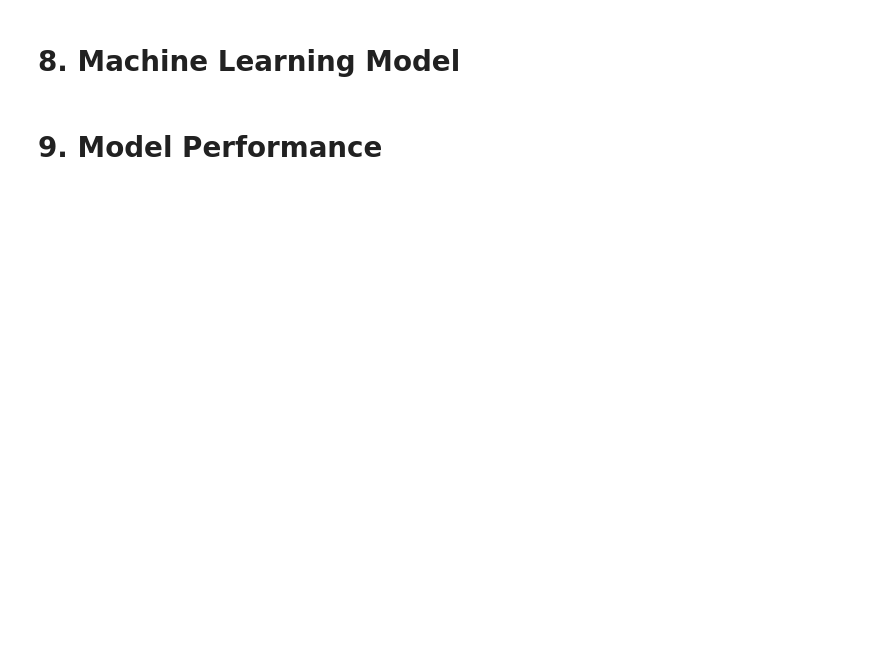
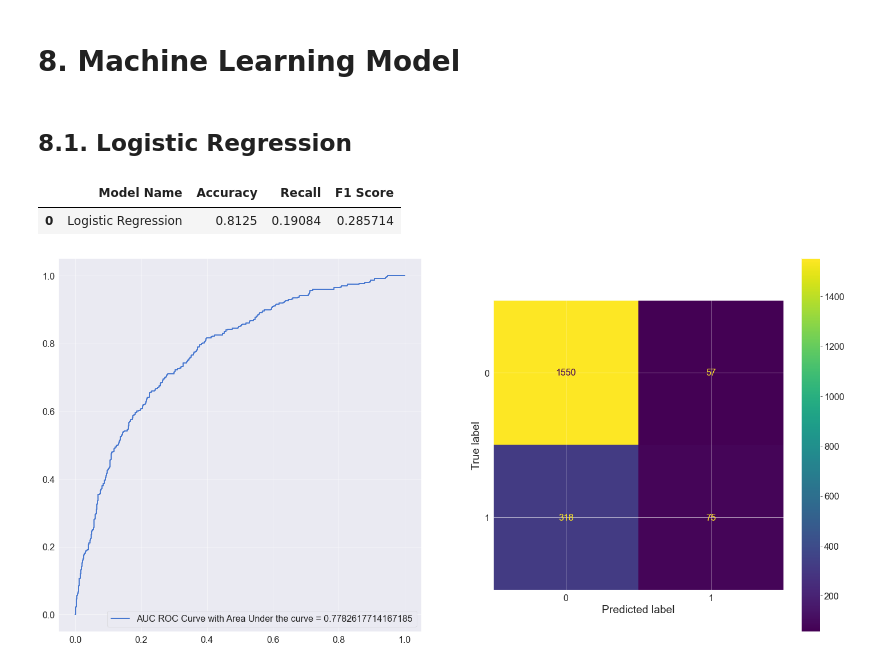
Before and after one commit to Gutscs/Client-Churn-Prediction, a Jupyter notebook: notebooks/churn_pred.ipynb, the cells around one changed output. Cells and saved outputs as stored; diff of their text form; code cells hidden in the pictures; blank space fills up the shorter version.

```diff
--- a/notebooks/churn_pred.ipynb
+++ b/notebooks/churn_pred.ipynb
@@ -289,0 +384,2 @@ sns.barplot( x='IsActiveMember', y='% of churned customers', data=df_aux);
+# %%
+X_train, X_test, y_train, y_test = train_test_split( X, y, random_state=42, test_size=0.2  )
@@ -290,4 +409,27 @@ sns.barplot( x='IsActiveMember', y='% of churned customers', data=df_aux);
+# %%
+final_cols_selected = X_train.columns
 # %% [markdown]
 # 8. Machine Learning Model
-# %% [markdown]
-# 9. Model Performance
+# %%
+x_train = X_train[ final_cols_selected ]
+x_test = X_test[ final_cols_selected ]
+# %% [markdown]
+## 8.1. Logistic Regression
+# %%
+# model
+lr_model = LogisticRegression().fit( x_train, y_train )
+
+# prediction
+y_pred_lr = lr_model.predict( x_test )
+
+# performance
+lr_result = ml_metrics( 'Logistic Regression', y_test, y_pred_lr )
+lr_result
+# %% [output]
+|  | Model Name | Accuracy | Recall | F1 Score |
+| 0 | Logistic Regression | 0.8125 | 0.19084 | 0.285714 |
+# %%
+# plot roc auc curve
+plot_metrics(lr_model, X_test, y_test)
+# %% [output]
+[figure, added]
```
Also changed, not shown: parts of 20 cells of this notebook.
